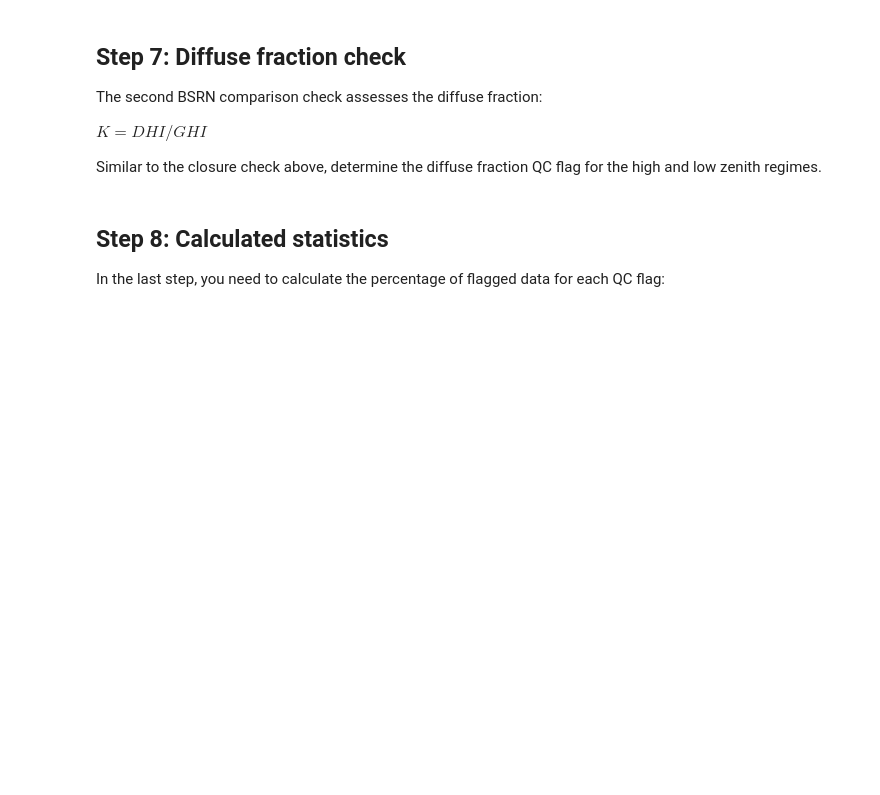
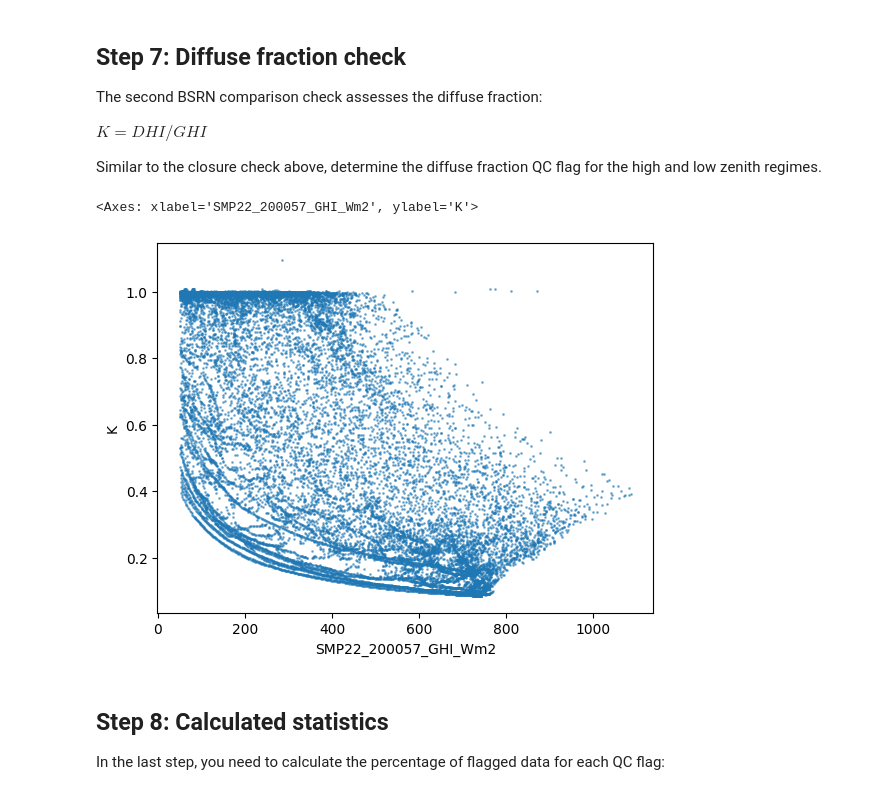
Before and after one commit to AdamRJensen/solar-resource-course, a Jupyter notebook: quality-control-bsrn-checks.ipynb, the cells around one changed output. Saved outputs shown, nothing was run; the diff lists cells and outputs as text; code cells hidden in the pictures; blank space fills up the shorter version.

```diff
--- a/quality-control-bsrn-checks.ipynb
+++ b/quality-control-bsrn-checks.ipynb
@@ -82,6 +157,21 @@ $K = DHI / GHI$
 Similar to the closure check above, determine the diffuse fraction QC flag for the high and low zenith regimes.
 # %%
 # Write your code here
+
+
+#### SOLUTION #####
+data['K'] = data['SMP22_200060_DHI_Wm2'].clip(lower=0) / data['SMP22_200057_GHI_Wm2'].clip(lower=0)
+
+data['diffuse_ratio_low_zenith_flag'] = False
+data.loc[(data['K'] > 1.05) & (data['SMP22_200057_GHI_Wm2'] > 50) & (data['solar_zenith'] < 75), 'diffuse_ratio_low_zenith_flag'] = True
+
+data['diffuse_ratio_high_zenith_flag'] = False
+data.loc[(data['K'] > 1.10) & (data['SMP22_200057_GHI_Wm2'] > 50) & (data['solar_zenith'] > 75) & (data['solar_zenith'] < 93), 'diffuse_ratio_high_zenith_flag'] = True
+
+data[(data['GHI_calc']>50) & (data['solar_zenith']<93)].plot.scatter(x='SMP22_200057_GHI_Wm2', y='K', s=1, alpha=0.5)
+# %% [output]
+<Axes: xlabel='SMP22_200057_GHI_Wm2', ylabel='K'>
+[figure, added]
 # %% [markdown]
 ## Step 8: Calculated statistics
 
```
Also changed, not shown: parts of 15 cells of this notebook.
